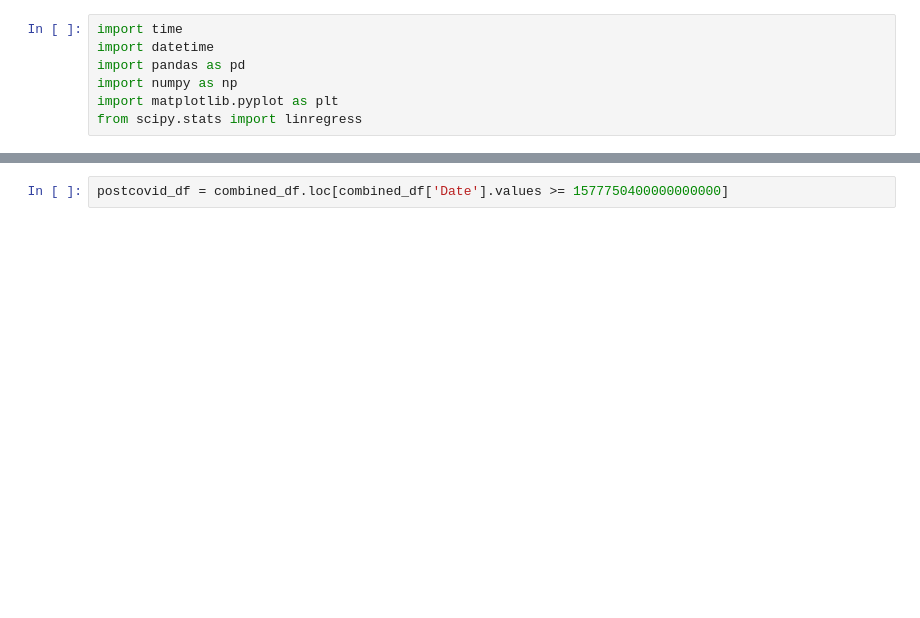
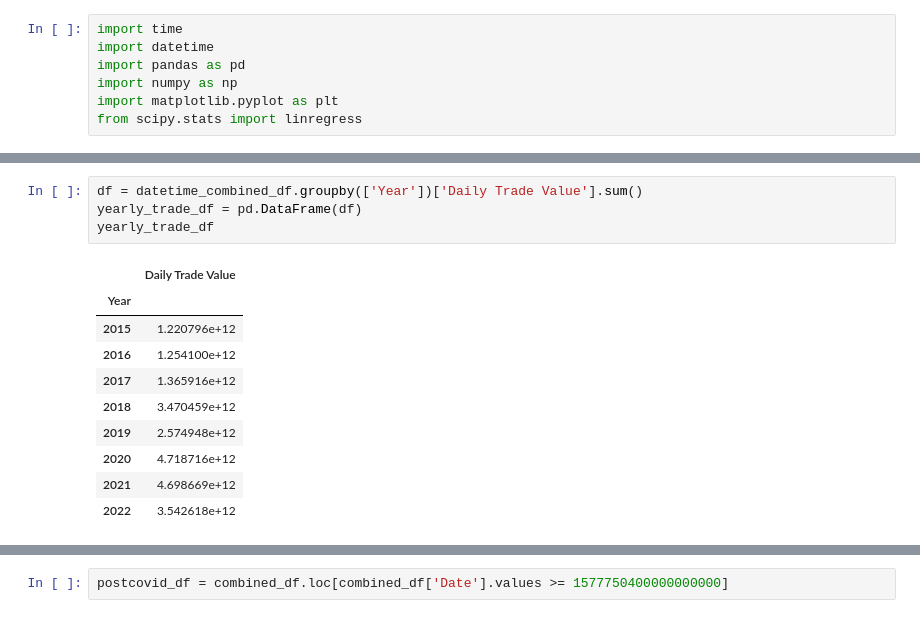
Before and after one commit to pathfindereleven/StockMkt_Analysis, a Jupyter notebook: PyPie.ipynb, the cells around one changed output, grey strips where cells are left out. Saved outputs shown, nothing was run; the diff lists cells and outputs as text; blank space fills up the shorter version.

```diff
--- a/PyPie.ipynb
+++ b/PyPie.ipynb
@@ -55,3 +59,18 @@ display(combined_df)
+# %%
+df = datetime_combined_df.groupby(['Year'])['Daily Trade Value'].sum()
+yearly_trade_df = pd.DataFrame(df)
+yearly_trade_df
+# %% [output]
+|  | Daily Trade Value |
+| Year |  |
+| 2015 | 1.220796e+12 |
+| 2016 | 1.254100e+12 |
+| 2017 | 1.365916e+12 |
+| 2018 | 3.470459e+12 |
+| 2019 | 2.574948e+12 |
+| 2020 | 4.718716e+12 |
+| 2021 | 4.698669e+12 |
+| 2022 | 3.542618e+12 |
 # %%
 precovid_df = combined_df.loc[combined_df['Date'].values <= 1577750400000000000]
 #display(precovid_df)
```
Also changed, not shown: parts of 8 cells of this notebook, 28 other files.
